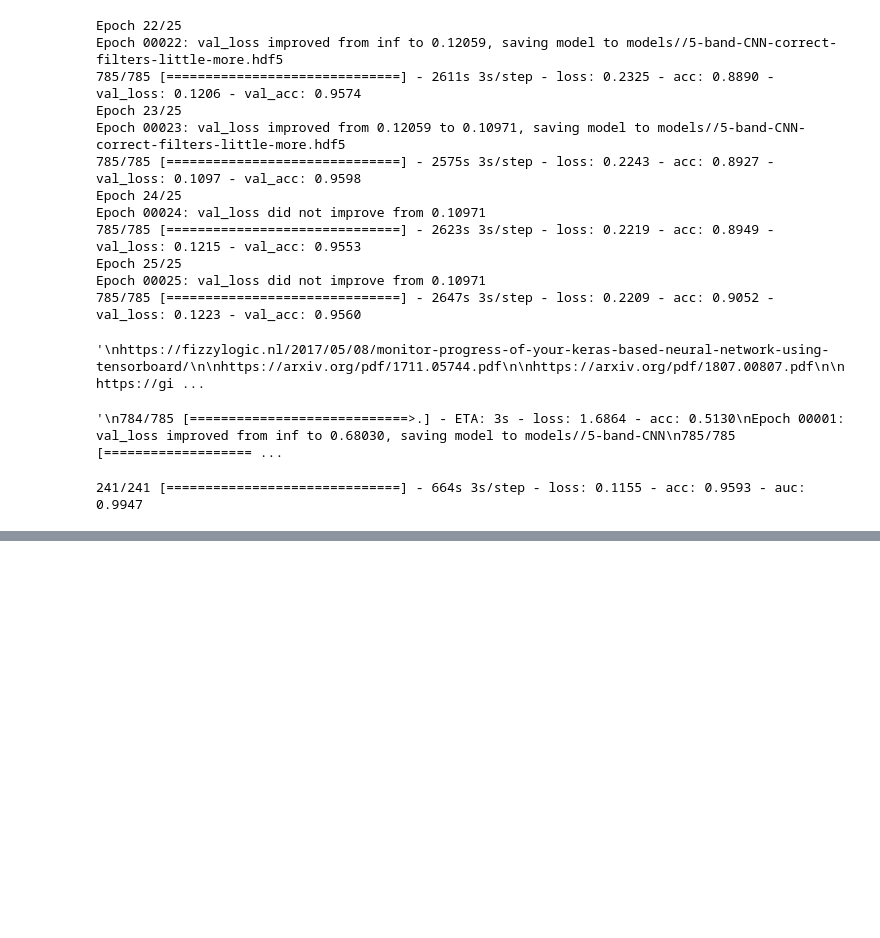
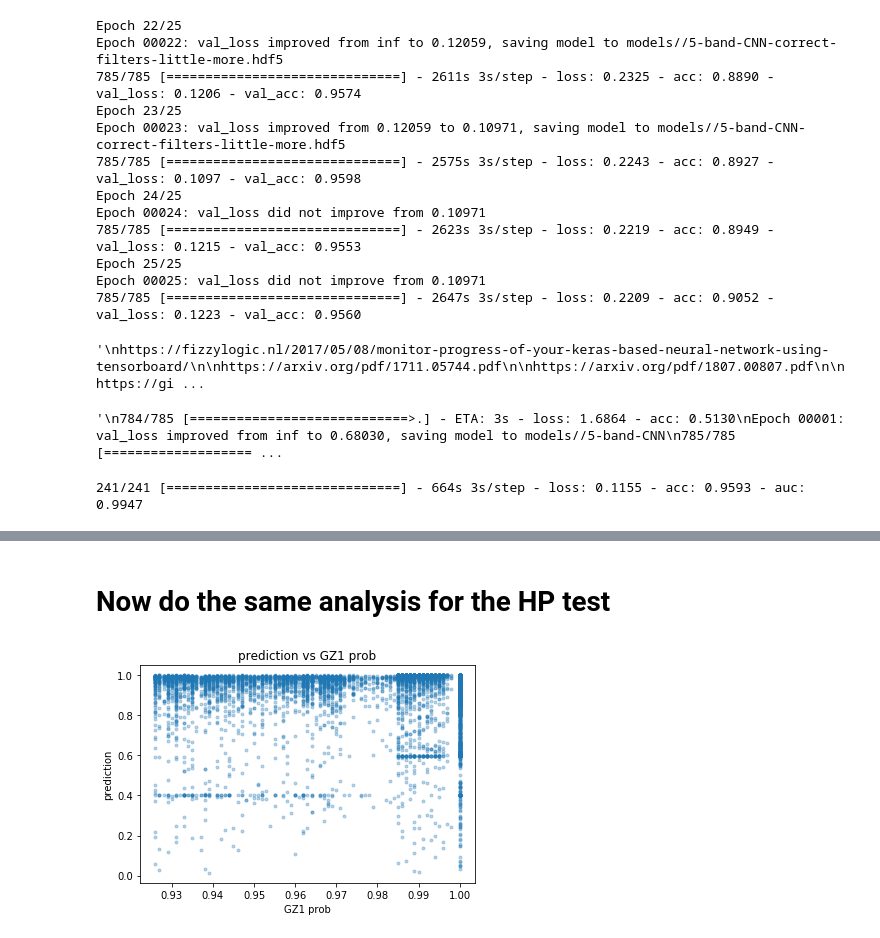
Before and after one commit to awe2/GZ2_project, a Jupyter notebook: 5-band_GZ2_CNN_HP_Khan_Dataset.ipynb, the cells around one changed output, grey strips where cells are left out. Cells and saved outputs as stored; diff of their text form; code cells hidden in the pictures; blank space fills up the shorter version.

```diff
--- a/5-band_GZ2_CNN_HP_Khan_Dataset.ipynb
+++ b/5-band_GZ2_CNN_HP_Khan_Dataset.ipynb
@@ -486,0 +799,34 @@ print(type(hist2))
+# %% [markdown]
+<h1>Now do the same analysis for the HP test</h1>
+# %%
+from keras.wrappers.scikit_learn import KerasClassifier
+#test on LP inputs.
+model.load_weights("models//5-band-CNN-correct-filters-little-more.hdf5")
+#need to load in the LP inputs.
+y_pred_keras = model.predict_generator(generator=test_generator,
+                    steps=test_steps_to_take,
+                    verbose=1)
+# %%
+IDs = test_generator.list_IDs
+y_true = []
+for i in range(len(IDs)):
+    y_true.append(test_generator.labels[IDs[i]])
+
+HP_prob_Dict = np.load('HP_dict.npy')
+HP_prob_Dict = HP_prob_Dict.item()
+# %%
+y_pred_keras_new = y_pred_keras
+# %%
+GZ1_prob = []
+for i,name in enumerate(test_generator.list_IDs):
+    GZ1_prob.append(HP_prob_Dict[name])
+    if test_generator.labels[name] == 0 and i < 7712:
+        y_pred_keras_new[i] = 1 - y_pred_keras[i]
+
+plt.plot(GZ1_prob[0:7712],y_pred_keras_new,'.', alpha=0.3)
+plt.xlabel('GZ1 prob')
+plt.ylabel('prediction')
+plt.title('prediction vs GZ1 prob')
+plt.show()
+# %% [output]
+[figure, added]
```
Also changed, not shown: parts of 23 cells of this notebook.
